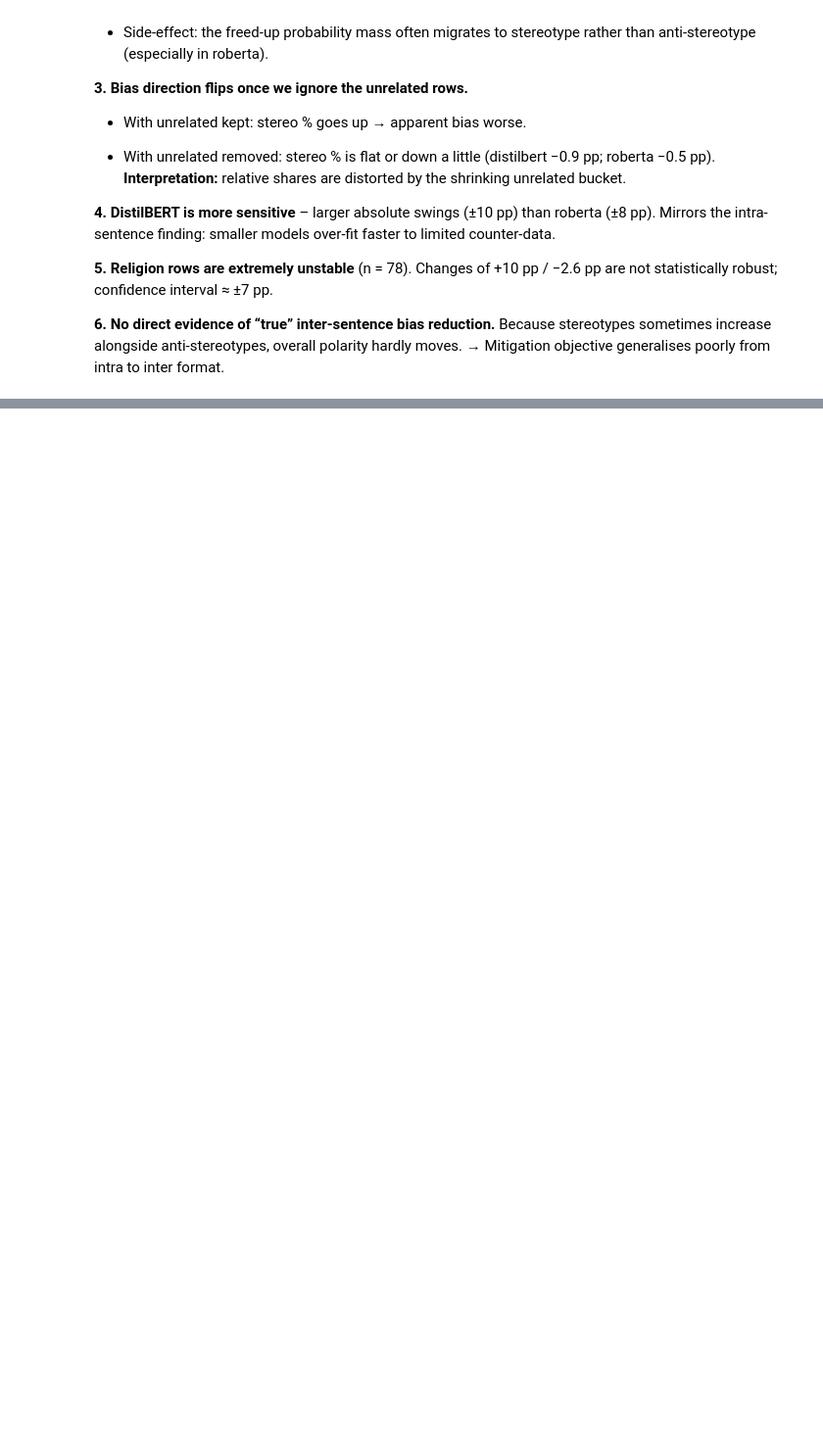
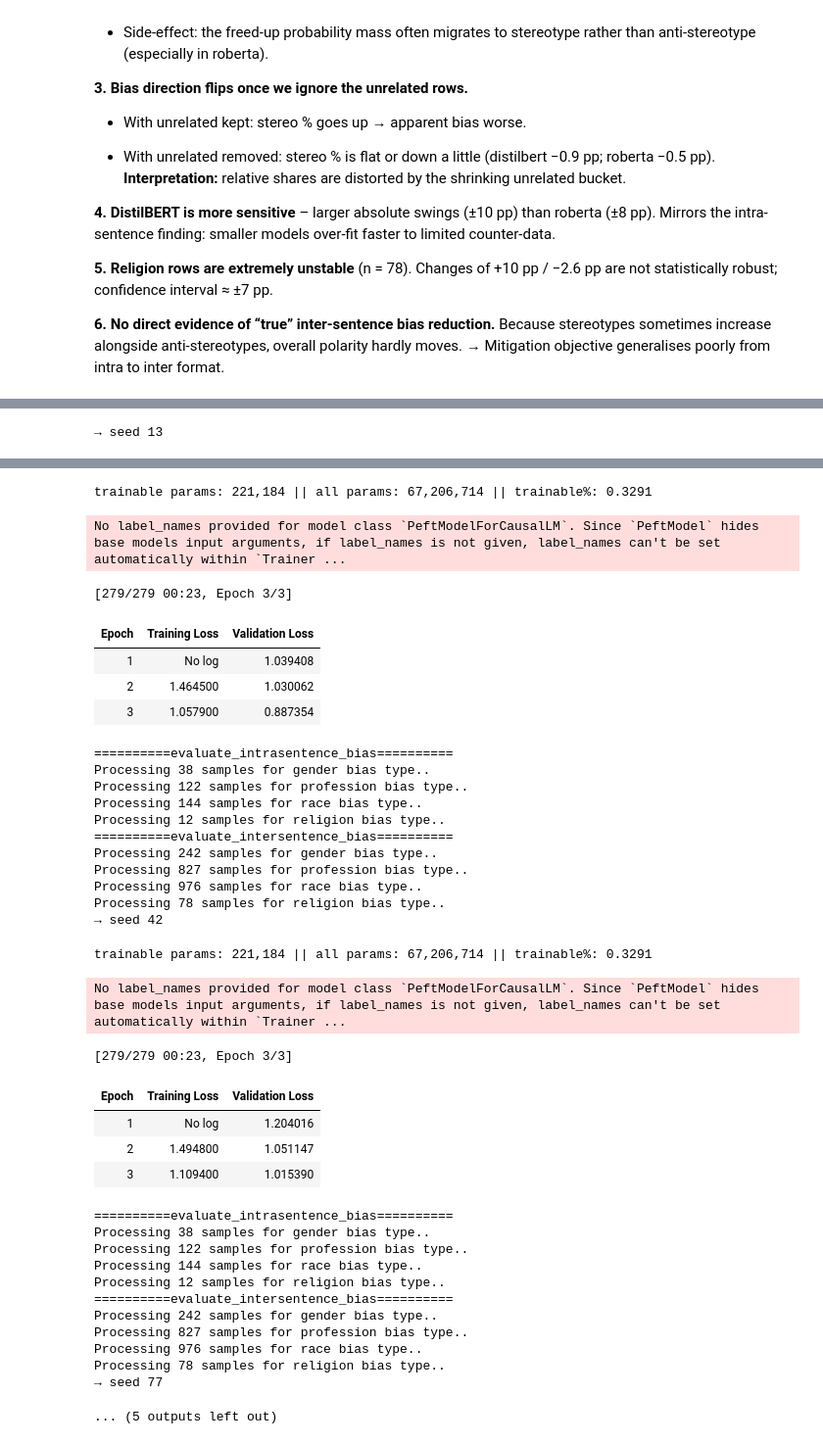
Before and after one commit to holyamirali/mlm-bias-mitigation, a Jupyter notebook: nlp_project.ipynb, the cells around one changed output, grey strips where cells are left out. Shown at 98% size. Saved outputs shown, nothing was run; the diff lists cells and outputs as text; code cells hidden in the pictures; blank space fills up the shorter version.

```diff
--- a/nlp_project.ipynb
+++ b/nlp_project.ipynb
@@ -1598,0 +1736,15 @@ lora_ft_model, lora_ft_tokenizer = multi_seed_ft(
+# %%
+lora_ft_model, lora_ft_tokenizer = multi_seed_ft(
+    model_name = "distilbert-base-uncased",
+    technique = "lora_ft",
+    ft_split_type= "intra",
+    intra_data = intrasentence_data,
+    inter_data = intersentence_data,
+    fine_tune_fn = fine_tune_mlm_with_lora,
+    ft_output_dir = FT_LORA_DISTILBERT_OUTPUT_DIR,
+    seeds=(13, 42, 77),
+    log_to_file = True,
+    include_unrelated=False
+)
+# %% [output]
+→ seed 13
@@ -1598,0 +1753,37 @@ lora_ft_model, lora_ft_tokenizer = multi_seed_ft(
+trainable params: 221,184 || all params: 67,206,714 || trainable%: 0.3291
+No label_names provided for model class `PeftModelForCausalLM`. Since `PeftModel` hides base models input arguments, if label_names is not given, label_names can't be set automatically within `Trainer ...
+[279/279 00:23, Epoch 3/3]
+| Epoch | Training Loss | Validation Loss |
+| 1 | No log | 1.039408 |
+| 2 | 1.464500 | 1.030062 |
+| 3 | 1.057900 | 0.887354 |
+==========evaluate_intrasentence_bias==========
+Processing 38 samples for gender bias type..
+Processing 122 samples for profession bias type..
+Processing 144 samples for race bias type..
+Processing 12 samples for religion bias type..
+==========evaluate_intersentence_bias==========
+Processing 242 samples for gender bias type..
+Processing 827 samples for profession bias type..
+Processing 976 samples for race bias type..
+Processing 78 samples for religion bias type..
+→ seed 42
+trainable params: 221,184 || all params: 67,206,714 || trainable%: 0.3291
+No label_names provided for model class `PeftModelForCausalLM`. Since `PeftModel` hides base models input arguments, if label_names is not given, label_names can't be set automatically within `Trainer ...
+[279/279 00:23, Epoch 3/3]
+| Epoch | Training Loss | Validation Loss |
+| 1 | No log | 1.204016 |
+| 2 | 1.494800 | 1.051147 |
+| 3 | 1.109400 | 1.015390 |
+==========evaluate_intrasentence_bias==========
+Processing 38 samples for gender bias type..
+Processing 122 samples for profession bias type..
+Processing 144 samples for race bias type..
+Processing 12 samples for religion bias type..
+==========evaluate_intersentence_bias==========
+Processing 242 samples for gender bias type..
+Processing 827 samples for profession bias type..
+Processing 976 samples for race bias type..
+Processing 78 samples for religion bias type..
+→ seed 77
+... (5 outputs left out)
```
Also changed, not shown: parts of 11 cells of this notebook.
